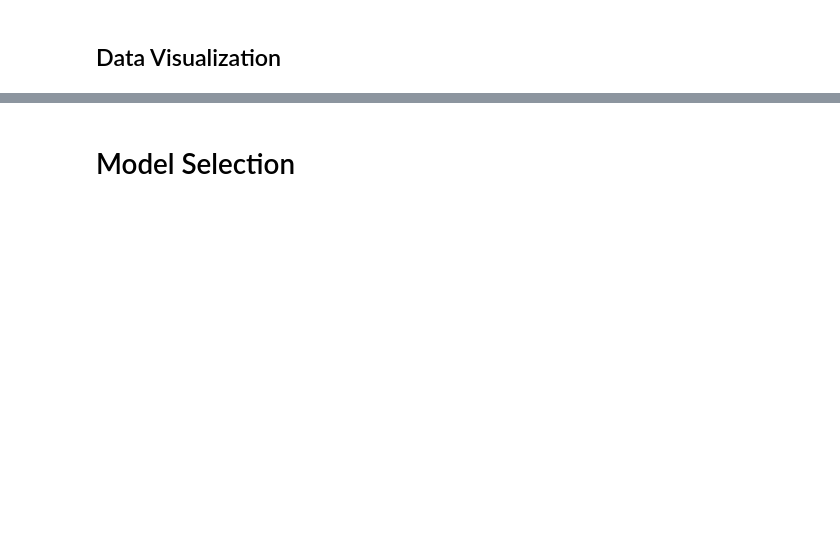
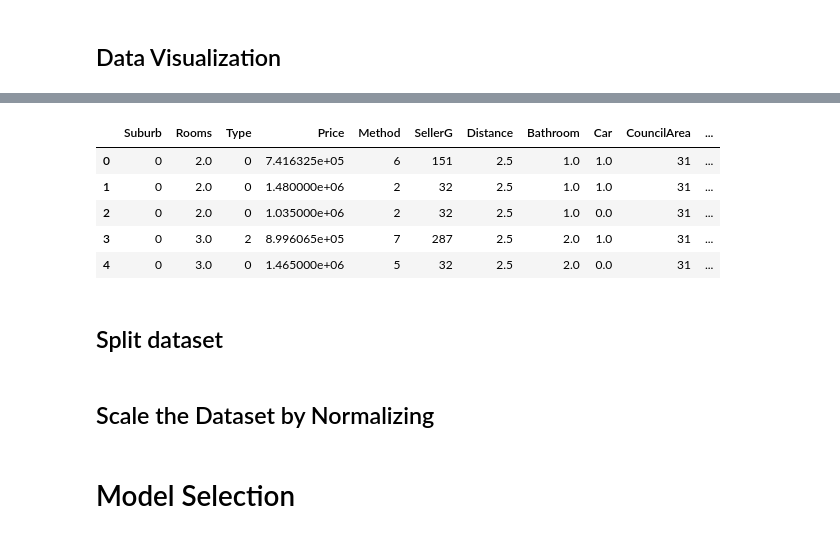
Before and after one commit to acelyavul/melbourne_housing_market_price_prediction, a Jupyter notebook: notebookc611bf6c34.ipynb, the cells around one changed output, grey strips where cells are left out. Drawn from its saved outputs; the diff is of its cells as text; code cells hidden in the pictures; blank space fills up the shorter version.

```diff
--- a/notebookc611bf6c34.ipynb
+++ b/notebookc611bf6c34.ipynb
@@ -563,0 +582,19 @@ memory usage: 1.9 MB
+# %%
+transformed_df=df.copy()
+categorical_columns = df.select_dtypes(include="category").columns
+
+le = LabelEncoder()
+
+for i in categorical_columns:
+    transformed_df[i]=le.fit_transform(transformed_df[i])
+# %%
+transformed_df.head()
+# %% [output]
+|  | Suburb | Rooms | Type | Price | Method | SellerG | Distance | Bathroom | Car | CouncilArea | ... |
+| 0 | 0 | 2.0 | 0 | 7.416325e+05 | 6 | 151 | 2.5 | 1.0 | 1.0 | 31 | ... |
+| 1 | 0 | 2.0 | 0 | 1.480000e+06 | 2 | 32 | 2.5 | 1.0 | 1.0 | 31 | ... |
+| 2 | 0 | 2.0 | 0 | 1.035000e+06 | 2 | 32 | 2.5 | 1.0 | 0.0 | 31 | ... |
+| 3 | 0 | 3.0 | 2 | 8.996065e+05 | 7 | 287 | 2.5 | 2.0 | 1.0 | 31 | ... |
+| 4 | 0 | 3.0 | 0 | 1.465000e+06 | 5 | 32 | 2.5 | 2.0 | 0.0 | 31 | ... |
+# %% [markdown]
+## Split dataset
@@ -563,0 +607,2 @@ memory usage: 1.9 MB
+# %% [markdown]
+## Scale the Dataset by Normalizing
```
Also changed, not shown: parts of 15 cells of this notebook.
